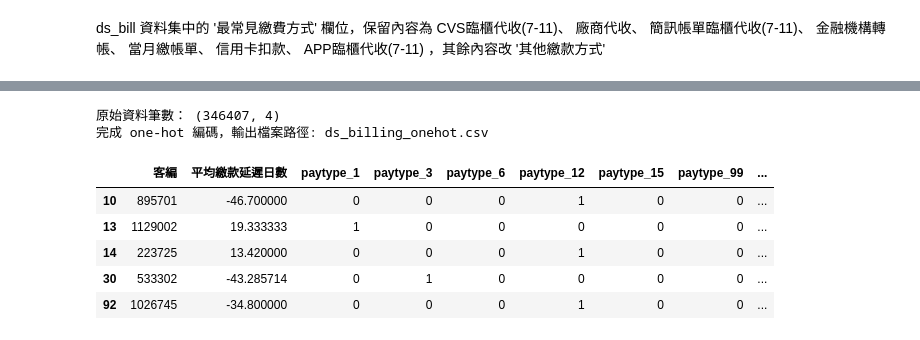
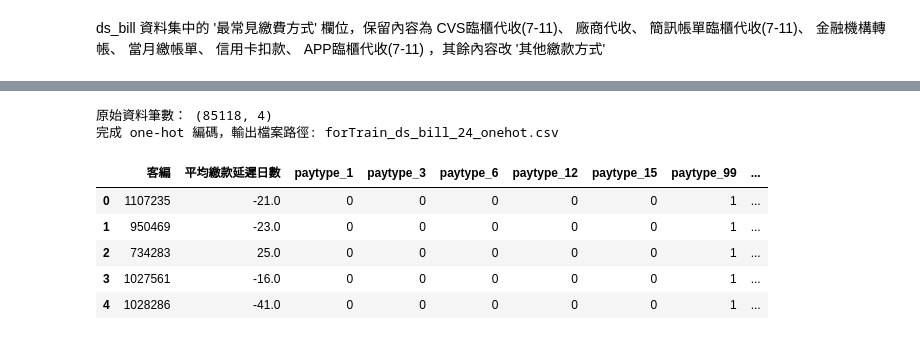
Before and after one commit to Kevinlo937/cord-cutting-predicated, a Jupyter notebook: topMSO_addVars_oneHot.ipynb, the cells around one changed output, grey strips where cells are left out. Saved outputs shown, nothing was run; the diff lists cells and outputs as text; code cells hidden in the pictures.

```diff
--- a/topMSO_addVars_oneHot.ipynb
+++ b/topMSO_addVars_oneHot.ipynb
@@ -183,6 +31,3 @@ bill_features_enhanced.head()
-# %%
-# 合併至主訓練集
-ds_bill = bill_features_enhanced.copy()  # 建立副本
 # %%
 # ds_bill 資料集中的 '繳別' 欄位，保留其數值為1、3、6、12、15，其餘數值改為 99 , 意指其他週期繳別
 # import pandas as pd
@@ -418,38 +262,0 @@ if '平均繳款延遲日數' in ds_bill.columns:
-# %%
-# 刪除平均繳款延遲日數 < -60 的資料
-print("=== 刪除平均繳款延遲日數 < -60 的資料 ===")
-
-# 檢查ds_bill中是否有'平均繳款延遲日數'欄位
-if '平均繳款延遲日數' in ds_bill.columns:
-    # 檢查刪除前的資料狀況
-    print(f"刪除前總客戶數: {len(ds_bill)}")
-
-    # 找出平均繳款延遲日數 < -60 的資料
-    extreme_early_payment = ds_bill[ds_bill['平均繳款延遲日數'] < -60]
-    print(f"平均繳款延遲日數 < -60 的筆數: {len(extreme_early_payment)}")
-
-    if len(extreme_early_payment) > 0:
-        print(f"要刪除的資料佔比: {len(extreme_early_payment) / len(ds_bill) * 100:.2f}%")
-
-        # 顯示要刪除的資料統計
-        print(f"\n要刪除的資料統計:")
-        print(extreme_early_payment['平均繳款延遲日數'].describe())
-
-    # 執行刪除操作
-    ds_bill_cleaned = ds_bill[ds_bill['平均繳款延遲日數'] >= -60].copy()
-
-    print(f"\n刪除後總客戶數: {len(ds_bill_cleaned)}")
-    print(f"實際刪除筆數: {len(ds_bill) - len(ds_bill_cleaned)}")
-
-    # 更新ds_bill變數
-    ds_bill = ds_bill_cleaned.copy()
-
-    print(f"\n✅ 已成功刪除平均繳款延遲日數 < -60 的資料")
-
-    # 顯示清理後的統計
-    print(f"\n=== 清理後統計 ===")
-    print(ds_bill['平均繳款延遲日數'].describe())
-
-else:
-    print("❌ 在ds_bill中找不到'平均繳款延遲日數'欄位")
-    print(f"可用欄位: {list(ds_bill.columns)}")
@@ -529,41 +318,41 @@ Name: count, dtype: int64
 # df = pd.read_csv(file_path)
 df = ds_bill.copy()
 
 print("原始資料筆數：", df.shape)
 
 # ⬜ 3. 指定要做 one‑hot 的欄位
 one_hot_cols = ["繳別", "最常見繳費方式"]
 
 # 自訂各欄位的前綴（prefix）以便辨識
 prefix_map = {
     "繳別": "paytype",
     "最常見繳費方式": "paymethod"
 }
 
 # ⬜ 4. 進行 one‑hot
 df_encoded = pd.get_dummies(
     df,
     columns=one_hot_cols,
     prefix=[prefix_map[col] for col in one_hot_cols],
     dtype=int               # 產生 0/1 的 int 欄位
 )
 
 # ⬜ 5. 儲存處理後檔案
-output_path = "ds_billing_onehot.csv"
+output_path = "forTrain_ds_bill_24_onehot.csv"
 df_encoded.to_csv(output_path, index=False, encoding="utf-8-sig")
 print("完成 one‑hot 編碼，輸出檔案路徑:", output_path)
 
 # ⬜ 6. 快速預覽前 5 列
 df_encoded.head()
 # %% [output]
-原始資料筆數： (346407, 4)
-完成 one‑hot 編碼，輸出檔案路徑: ds_billing_onehot.csv
+原始資料筆數： (85118, 4)
+完成 one‑hot 編碼，輸出檔案路徑: forTrain_ds_bill_24_onehot.csv
 |  | 客編 | 平均繳款延遲日數 | paytype_1 | paytype_3 | paytype_6 | paytype_12 | paytype_15 | paytype_99 | ... |
-| 10 | 895701 | -46.700000 | 0 | 0 | 0 | 1 | 0 | 0 | ... |
-| 13 | 1129002 | 19.333333 | 1 | 0 | 0 | 0 | 0 | 0 | ... |
-| 14 | 223725 | 13.420000 | 0 | 0 | 0 | 1 | 0 | 0 | ... |
-| 30 | 533302 | -43.285714 | 0 | 1 | 0 | 0 | 0 | 0 | ... |
-| 92 | 1026745 | -34.800000 | 0 | 0 | 0 | 1 | 0 | 0 | ... |
+| 0 | 1107235 | -21.0 | 0 | 0 | 0 | 0 | 0 | 1 | ... |
+| 1 | 950469 | -23.0 | 0 | 0 | 0 | 0 | 0 | 1 | ... |
+| 2 | 734283 | 25.0 | 0 | 0 | 0 | 0 | 0 | 1 | ... |
+| 3 | 1027561 | -16.0 | 0 | 0 | 0 | 0 | 0 | 1 | ... |
+| 4 | 1028286 | -41.0 | 0 | 0 | 0 | 0 | 0 | 1 | ... |
 # %%
 df_encoded.info()
 # %% [output]
```
Also changed, not shown: parts of 22 cells of this notebook, 7 other files.
